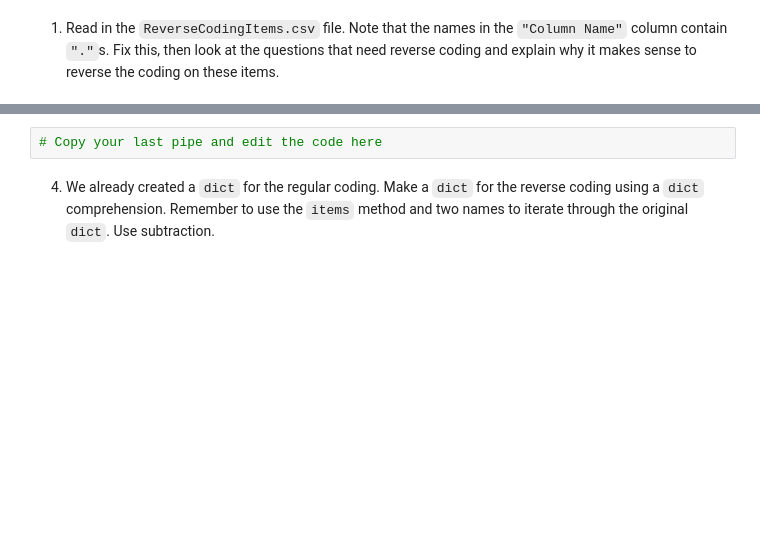
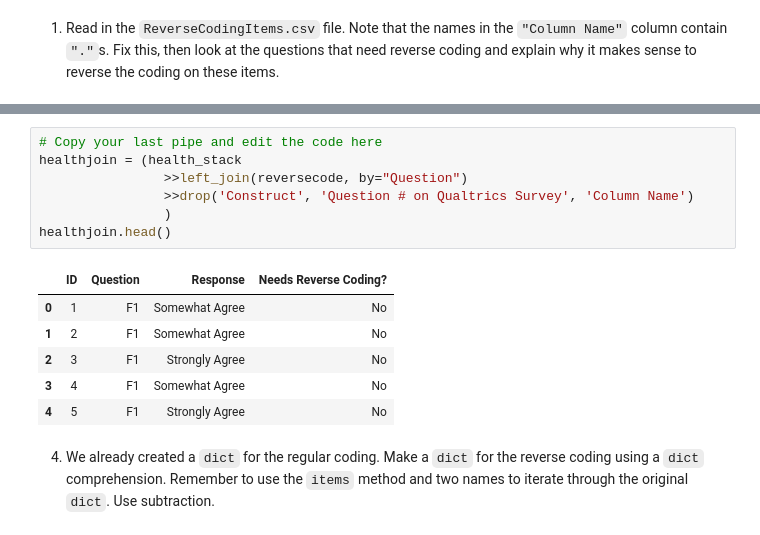
Before and after one commit to Zeke-Woods/act3_2_recoding_and_aggregating_survey_data, a Jupyter notebook: act3_2_recoding_survey_data.ipynb, the cells around one changed output, grey strips where cells are left out. Cells and saved outputs as stored; diff of their text form; blank space fills up the shorter version.

```diff
--- a/act3_2_recoding_survey_data.ipynb
+++ b/act3_2_recoding_survey_data.ipynb
@@ -265,6 +267,18 @@ Start by copying and adding to the pipe from the previous cell. In practice, you
 I want to verify that you are following this practice, which is why we will be copying our previous code to the next step
 # %%
 # Copy your last pipe and edit the code here
+healthjoin = (health_stack
+                >>left_join(reversecode, by="Question")
+                >>drop('Construct', 'Question # on Qualtrics Survey', 'Column Name')
+                )
+healthjoin.head()
+# %% [output]
+|  | ID | Question | Response | Needs Reverse Coding? |
+| 0 | 1 | F1 | Somewhat Agree | No |
+| 1 | 2 | F1 | Somewhat Agree | No |
+| 2 | 3 | F1 | Strongly Agree | No |
+| 3 | 4 | F1 | Somewhat Agree | No |
+| 4 | 5 | F1 | Strongly Agree | No |
 # %% [markdown]
 4.   We already created a `dict` for the regular coding.  Make a `dict` for the reverse coding using a `dict` comprehension.  Remember to use the `items` method and two names to iterate through the original `dict`.  Use subtraction.
 # %%
```
Also changed, not shown: parts of 5 cells of this notebook.
